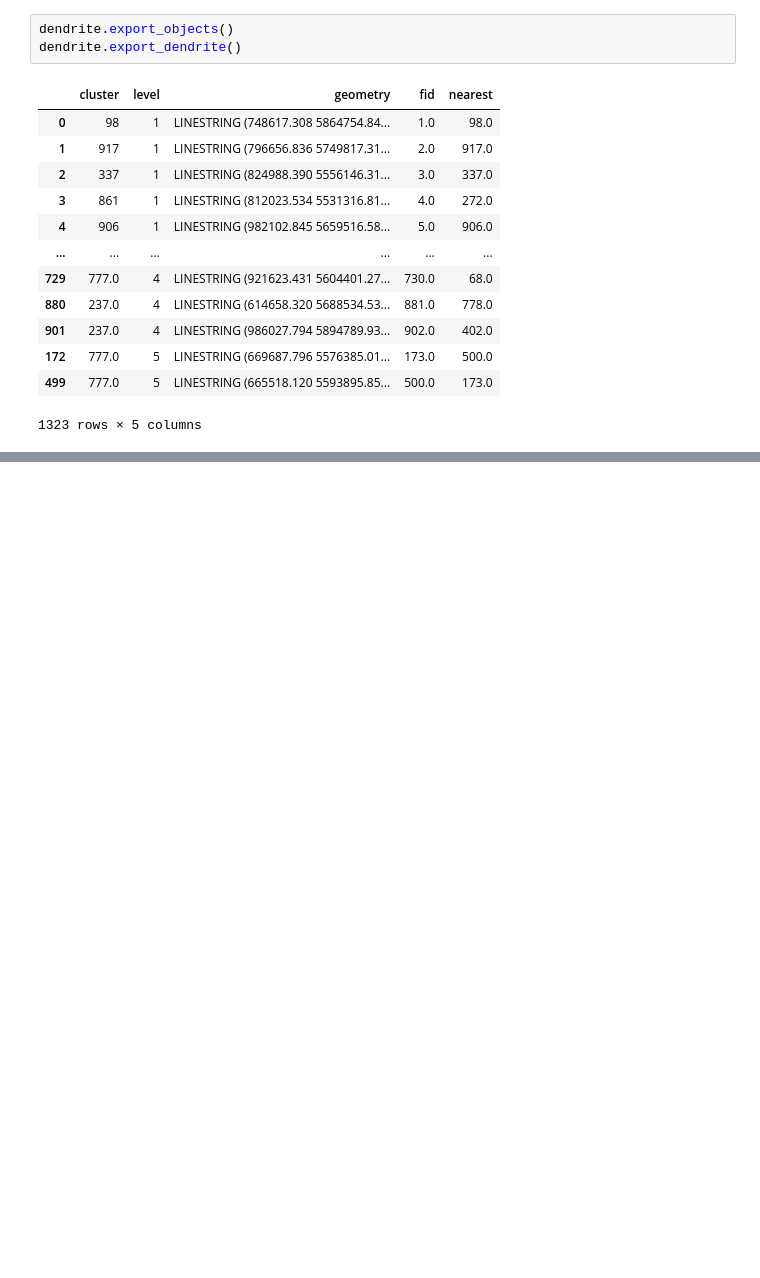
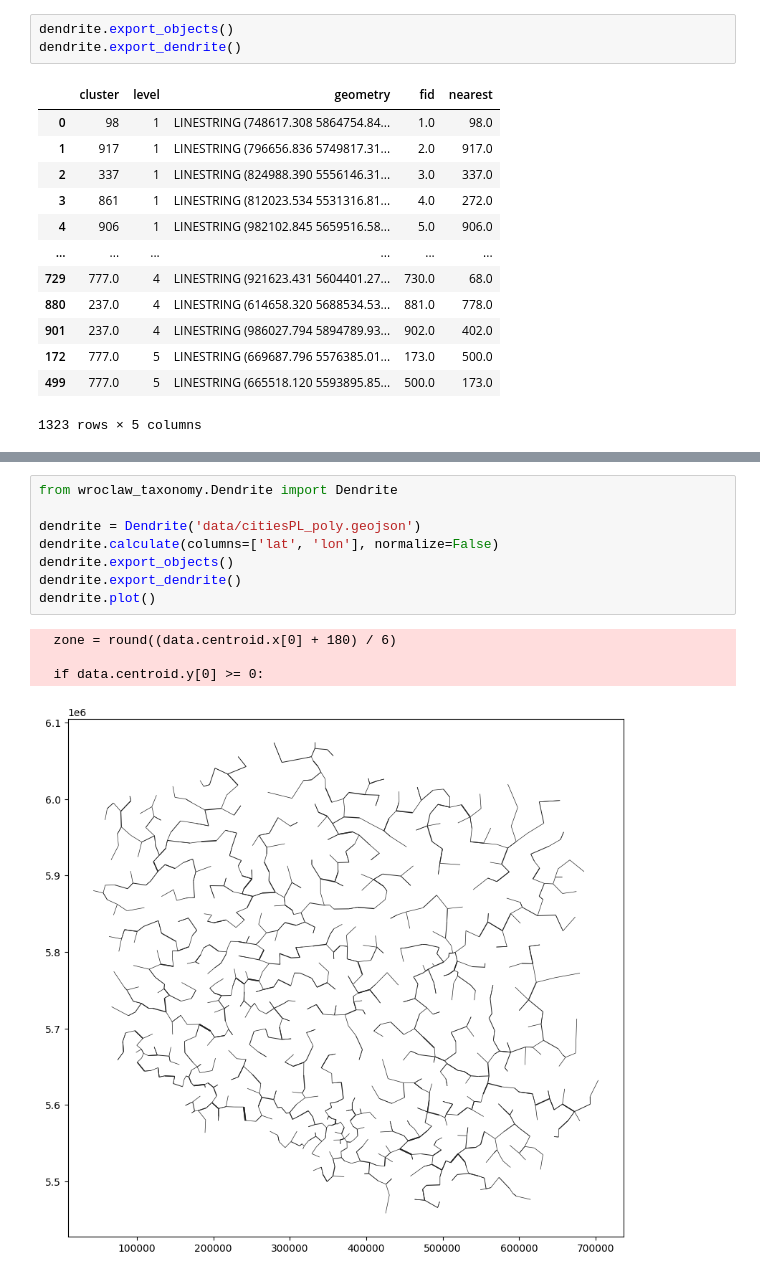
Before and after one commit to TomekMatuszek/wroclaw_taxonomy, a Jupyter notebook: examples.ipynb, the cells around one changed output, grey strips where cells are left out. Cells and saved outputs as stored; diff of their text form; blank space fills up the shorter version.

```diff
--- a/examples.ipynb
+++ b/examples.ipynb
@@ -56,0 +48,13 @@ dendrite.export_dendrite()
+# %%
+from wroclaw_taxonomy.Dendrite import Dendrite
+
+dendrite = Dendrite('data/citiesPL_poly.geojson')
+dendrite.calculate(columns=['lat', 'lon'], normalize=False)
+dendrite.export_objects()
+dendrite.export_dendrite()
+dendrite.plot()
+# %% [output]
+  zone = round((data.centroid.x[0] + 180) / 6)
+
+  if data.centroid.y[0] >= 0:
+[figure, added]
```
Also changed, not shown: parts of 2 cells of this notebook, 3 other files.
